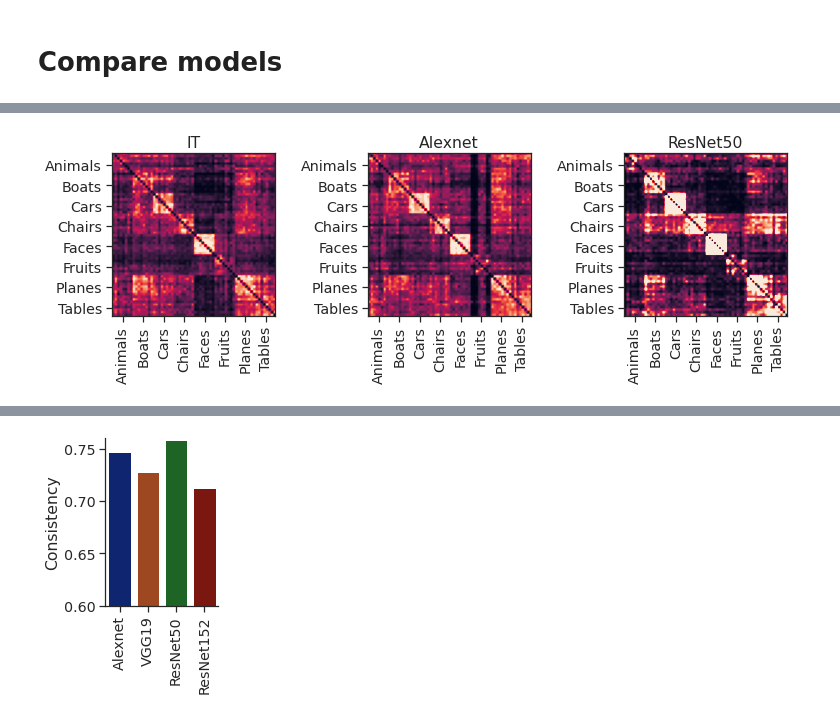
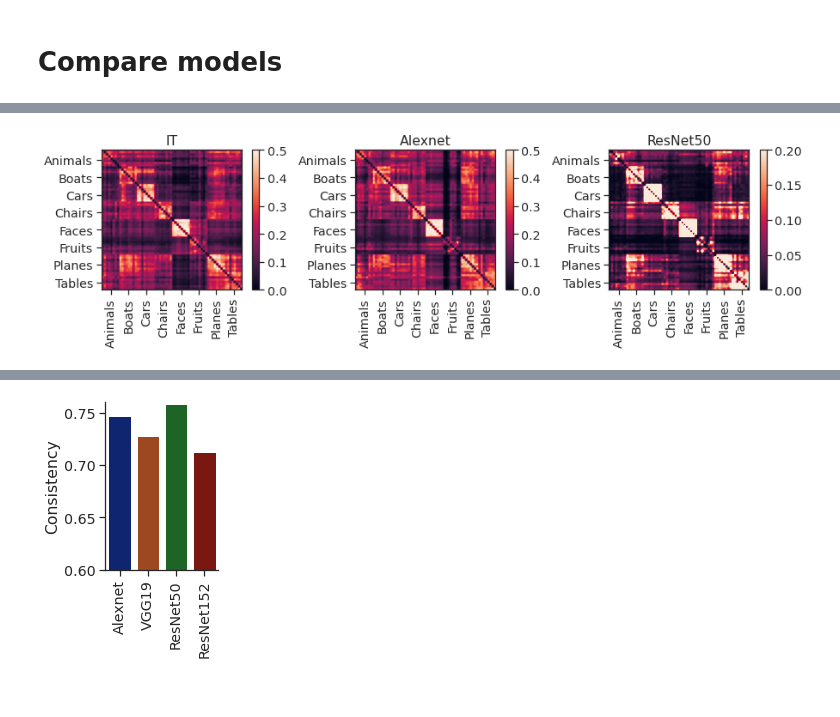
Before and after one commit to bsorsch/geometry-fewshot-learning, a Jupyter notebook: macaque_data.ipynb, the cells around one changed output, grey strips where cells are left out. Drawn from its saved outputs; the diff is of its cells as text; code cells hidden in the pictures.

```diff
--- a/macaque_data.ipynb
+++ b/macaque_data.ipynb
@@ -22,7 +22,7 @@ def H(x):
 # %%
 # Compute error
 m = 5
-n_avg = 10
+n_avg = 1000
 
 def compute_err(manifolds,m):
     err_all = np.zeros((len(manifolds),len(manifolds)))
@@ -2629,34 +2651,34 @@ err_rn152, _ = compute_err(manifolds_rn152,m)
 [interactive output not drawn]
 [interactive output not drawn]
 # %%
-plt.figure(figsize=(13,3))
+plt.figure(figsize=(15,3))
 with sns.axes_style('ticks'):
     plt.subplot(131)
     plt.imshow(np.nan_to_num(err_IT), vmin=0, vmax=(0.5))
     plt.xticks(np.arange(len(uniq_classes))*8 + 4,list(uniq_classes),rotation=90)
     plt.yticks(np.arange(len(uniq_classes))*8 + 4,list(uniq_classes))
-#     plt.colorbar()
+    plt.colorbar()
     plt.title('IT (5-shot acc: {:.2f})'.format(1-np.nanmean(err_IT)))
     plt.title('IT')
 
     plt.subplot(132)
     plt.imshow(np.nan_to_num(err_alexnet), vmin=0, vmax=(0.5))
     plt.xticks(np.arange(len(uniq_classes))*8 + 4,list(uniq_classes),rotation=90)
     plt.yticks(np.arange(len(uniq_classes))*8 + 4,list(uniq_classes))
 #     plt.yticks([])
-#     plt.colorbar()
+    plt.colorbar()
     plt.title('Alexnet (5-shot acc: {:.2f})'.format(1-np.nanmean(err_alexnet)))
     plt.title('Alexnet')
 
     plt.subplot(133)
     plt.imshow(np.nan_to_num(err_rn), vmin=0, vmax=(0.2))
     plt.xticks(np.arange(len(uniq_classes))*8 + 4,list(uniq_classes),rotation=90)
     plt.yticks(np.arange(len(uniq_classes))*8 + 4,list(uniq_classes))
 #     plt.yticks([])
-#     plt.colorbar()
+    plt.colorbar()
 #     plt.title('ResNet50 (5-shot acc: {:.2f})'.format(1-np.nanmean(err_rn)))
     plt.title('ResNet50')
 # plt.tight_layout()
 # plt.savefig('images/err_matrix_IT_alex_resnet.pdf')
 # %% [output]
-[figure, old version]
+[figure, new version]
```
Also changed, not shown: parts of 9 cells of this notebook, 4 other files.
